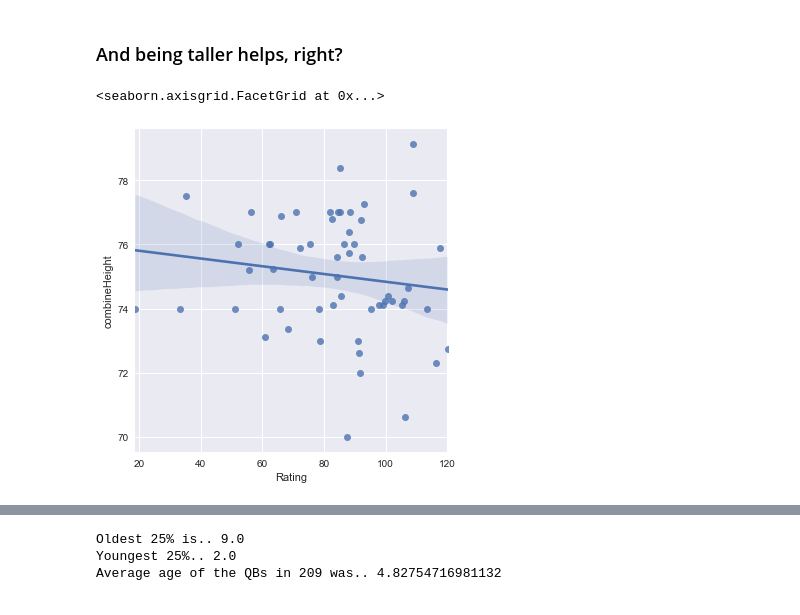
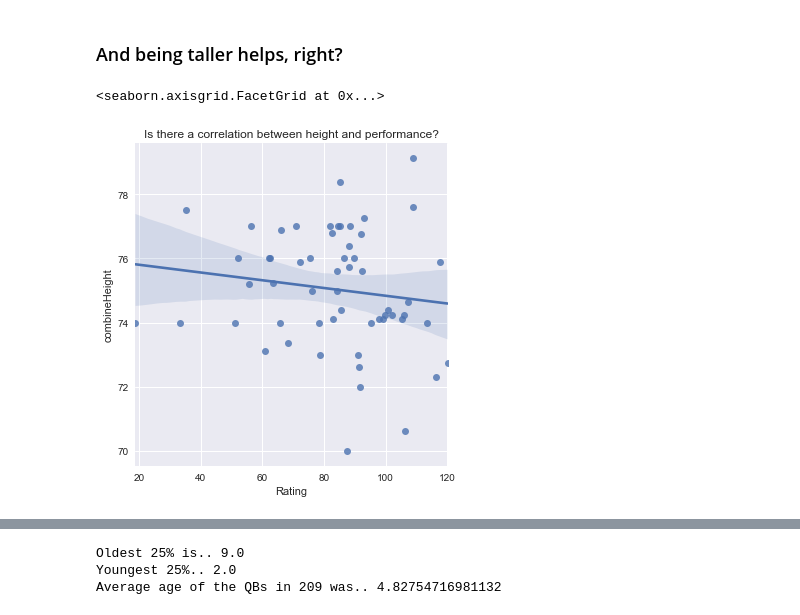
Before and after one commit to User7712/UCDPA_MarkCheesmore, a Jupyter notebook: QB_in_NFL_2019.ipynb, the cells around one changed output, grey strips where cells are left out. Drawn from its saved outputs; the diff is of its cells as text; code cells hidden in the pictures.

```diff
--- a/QB_in_NFL_2019.ipynb
+++ b/QB_in_NFL_2019.ipynb
@@ -506,7 +506,7 @@ sns.lmplot(y="Rating",x='TD-INT', data = QB_combine_2019_reduced, hue='Shuttle')
 # %% [markdown]
 ### And being taller helps, right?
 # %%
-sns.lmplot(y='combineHeight',x='Rating', data = QB_combine_2019_reduced)
+sns.lmplot(y='combineHeight',x='Rating', data = QB_combine_2019_reduced).set(title = 'Is there a correlation between height and performance?')
 # %% [output]
 <seaborn.axisgrid.FacetGrid at 0x...>
-[figure, old version]
+[figure, new version]
```
Also changed, not shown: parts of 12 cells of this notebook.
